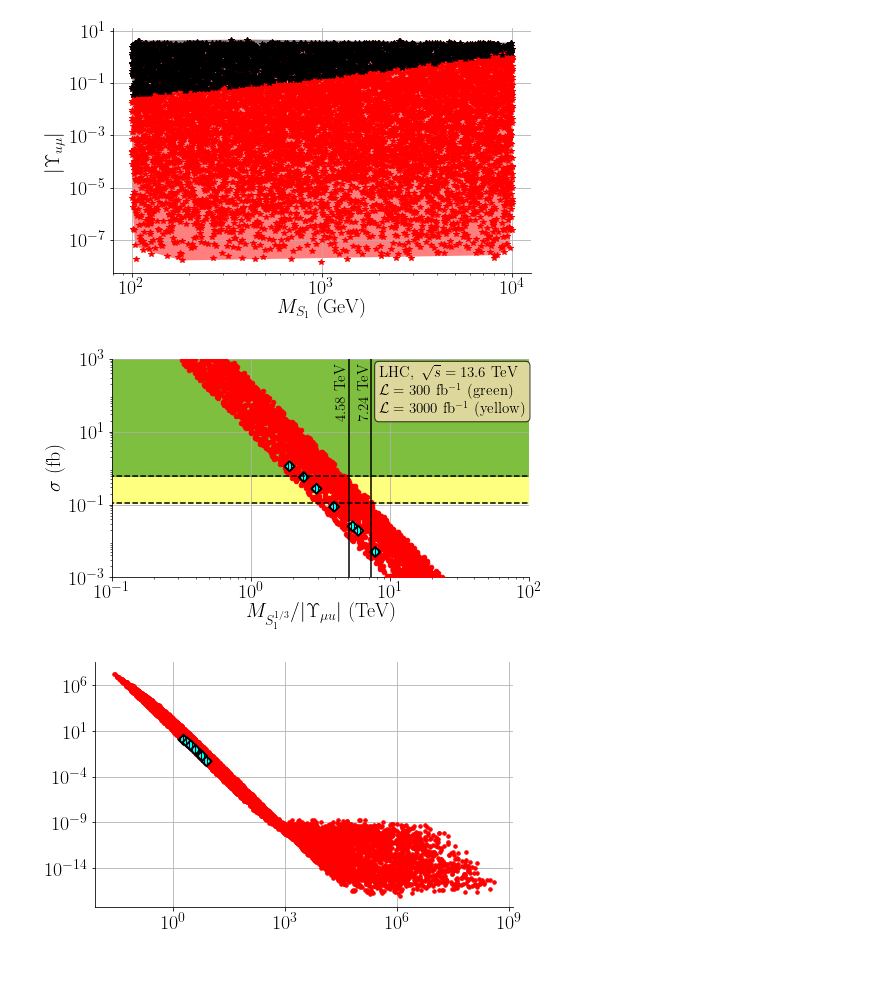
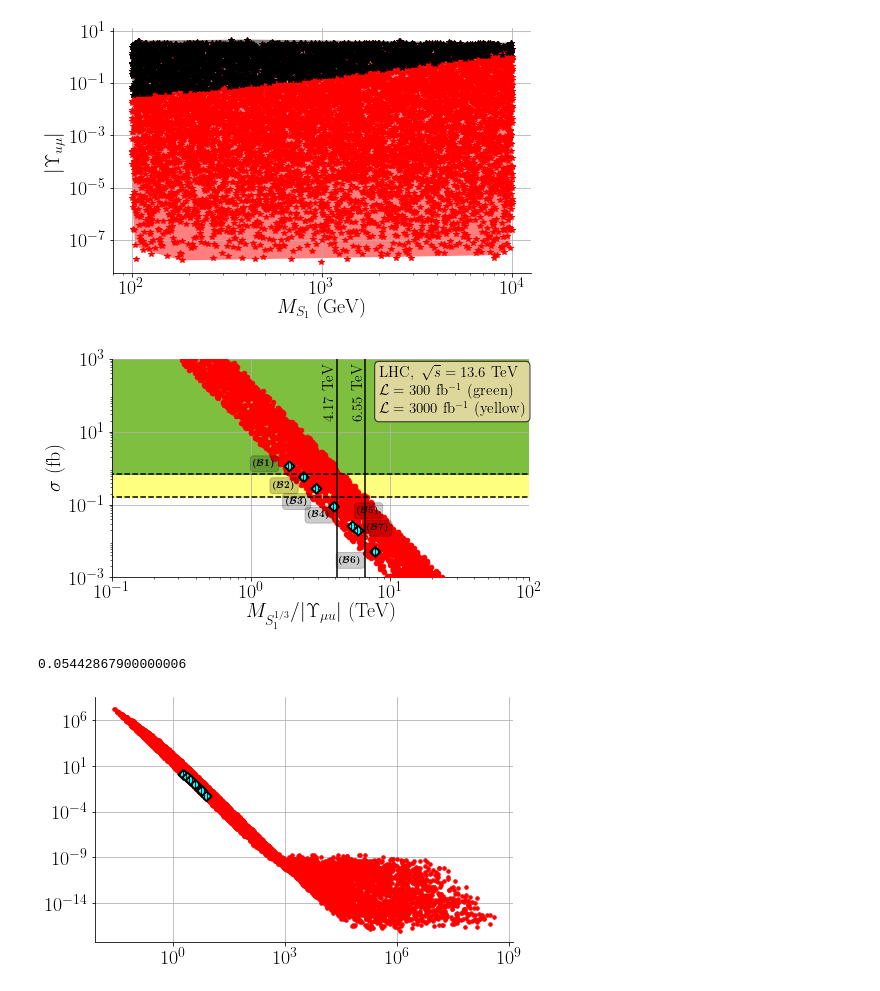
Before and after one commit to Mrazi09/LQ_collider_project, a Jupyter notebook: Plots/Plots.ipynb, the cells around one changed output. Cells and saved outputs as stored; diff of their text form; code cells hidden in the pictures.

Commit message:
Updated plots and plot jupyter notebook

```diff
--- a/Plots/Plots.ipynb
+++ b/Plots/Plots.ipynb
@@ -1052,44 +1057,56 @@ plt.scatter((Data_5p5TeV['mS1']*1e-3)/(np.abs(0.701+0.773*1j)), xsec_5, marker =
 plt.scatter((Data_6p5TeV['mS1']*1e-3)/(np.abs(0.7528+0.3372*1j)), xsec_6, marker = "D", color='cyan', edgecolor='black', hatch = '||||', s=50, linewidth=2.0, zorder=4)
 plt.scatter((Data_7p5TeV['mS1']*1e-3)/(np.abs(1.177+0.526*1j)), xsec_7, marker = "D", color='cyan', edgecolor='black', hatch = '||||', s=50, linewidth=2.0, zorder=4)
 
+plt.text((Data_1p5TeV['mS1']*1e-3)/(np.abs(0.7929+0.1443*1j))*0.55, xsec_1, r"$\bm{(\mathcal{B}1)}$", fontsize = 10, bbox=dict(boxstyle='round', facecolor='black', alpha=0.2))
+plt.text((Data_2p5TeV['mS1']*1e-3)/(np.abs(0.311+0.965*1j))*0.60, xsec_2*0.5, r"$\bm{(\mathcal{B}2)}$", fontsize = 10, bbox=dict(boxstyle='round', facecolor='black', alpha=0.2))
+plt.text((Data_3p5TeV['mS1']*1e-3)/(np.abs(1.128+0.27*1j))*0.60, xsec_3*0.38, r"$\bm{(\mathcal{B}3)}$", fontsize = 10, bbox=dict(boxstyle='round', facecolor='black', alpha=0.2))
+plt.text((Data_4p5TeV['mS1']*1e-3)/(np.abs(1.035+0.421*1j))*0.65, xsec_4*0.5, r"$\bm{(\mathcal{B}4)}$", fontsize = 10, bbox=dict(boxstyle='round', facecolor='black', alpha=0.2))
+plt.text((Data_5p5TeV['mS1']*1e-3)/(np.abs(0.701+0.773*1j))*1.08, xsec_5*2.30, r"$\bm{(\mathcal{B}5)}$", fontsize = 10, bbox=dict(boxstyle='round', facecolor='black', alpha=0.2))
+plt.text((Data_6p5TeV['mS1']*1e-3)/(np.abs(0.7528+0.3372*1j))*0.55, xsec_6*0.5, r"$\bm{(\mathcal{B}6)}$", fontsize = 10, bbox=dict(boxstyle='round', facecolor='black', alpha=0.2))
+plt.text((Data_7p5TeV['mS1']*1e-3)/(np.abs(1.177+0.526*1j))*1.15, xsec_7, r"$\bm{(\mathcal{B}7)}$", fontsize = 10, bbox=dict(boxstyle='round', facecolor='black', alpha=0.2))
+
 plt.plot(Data_coups['Coup_Mass'], Data_coups['xsec_TChannel (fb)'], 'or', zorder=3, markersize=4.5)
-Limit_HL = 0.11*np.ones(100)
-Limit_RUNIII = 0.60*np.ones(100)
+Limit_HL = 0.16291*np.ones(100)
+Limit_RUNIII = 0.70*np.ones(100)
 plt.plot(np.linspace(Data_coups['Coup_Mass'].min(), Data_coups['Coup_Mass'].max(), 100), Limit_HL, '--k', zorder=5)
 plt.fill_between(np.linspace(Data_coups['Coup_Mass'].min(), Data_coups['Coup_Mass'].max(), 100), Limit_HL, Data_coups['xsec_TChannel (fb)'].max()*np.ones(100), alpha=0.5, color='yellow')
 
 plt.plot(np.linspace(Data_coups['Coup_Mass'].min(), Data_coups['Coup_Mass'].max(), 100), Limit_RUNIII, '--k', zorder=5)
 plt.fill_between(np.linspace(Data_coups['Coup_Mass'].min(), Data_coups['Coup_Mass'].max(), 100), Limit_RUNIII, Data_coups['xsec_TChannel (fb)'].max()*np.ones(100), alpha=0.5, color='green')
 
 props = dict(boxstyle='round', facecolor='wheat', alpha=0.8)
 plt.text(0.64, 0.75, '$\mathrm{{LHC}},~\sqrt{{s}} = 13.6~\mathrm{{TeV}}$ \n $\mathcal{{L}}={l1}~\mathrm{{fb^{{-1}}}}~\mathrm{{(green)}}$ \n $\mathcal{{L}}={l2}~\mathrm{{fb^{{-1}}}}~\mathrm{{(yellow)}}$'.format(l1=int(300.), l2=int(3000.)),
          transform=plt.gca().transAxes, bbox=props, fontsize=15., zorder=6)
 
-rIII_mcp = (Data_coups.loc[(Data_coups['xsec_TChannel (fb)'] > 0.40)])['Coup_Mass'].max()*np.ones(100)
-HL_mcp = (Data_coups.loc[(Data_coups['xsec_TChannel (fb)'] > 0.11)])['Coup_Mass'].max()*np.ones(100)
+rIII_mcp = (Data_coups.loc[(Data_coups['xsec_TChannel (fb)'] > 0.70)])['Coup_Mass'].max()*np.ones(100)
+HL_mcp = (Data_coups.loc[(Data_coups['xsec_TChannel (fb)'] > 0.16291)])['Coup_Mass'].max()*np.ones(100)
 
 xsec_mcp = np.linspace(1e-3, 1e3, 100)
 xsec_mcp = np.linspace(1e-3, 1e3, 100)
 
 plt.plot(rIII_mcp, xsec_mcp, '-k', zorder=5)
 plt.plot(HL_mcp, xsec_mcp, '-k', zorder=5)
-plt.text(3.95, 2.2e1, r"$4.58~\mathrm{TeV}$", rotation=90, fontsize = 15)
-plt.text(5.78, 2.2e1, r"$7.24~\mathrm{TeV}$", rotation=90, fontsize = 15)
+plt.text(3.25, 2.2e1, r"$4.17~\mathrm{TeV}$", rotation=90, fontsize = 15)
+plt.text(5.30, 2.2e1, r"$6.55~\mathrm{TeV}$", rotation=90, fontsize = 15)
 
 plt.yscale('log')
 plt.xscale('log')
 plt.grid()
 ax.yaxis.set_minor_locator(mticker.LogLocator(numticks=999, subs="auto"))
 #plt.ylim(Data_coups['xsec_TChannel (fb)'].min(), Data_coups['xsec_TChannel (fb)'].max())
 plt.ylim(1e-3, 1e3)
 plt.xlim(1e-1, 1e2)
 plt.xlabel(r'$M_{S_1^{1/3}}/|\Upsilon_{\mu u}|~\mathrm{(TeV)}$')
 plt.ylabel(r'$\sigma~(\mathrm{fb})$')
 plt.tight_layout()
 plt.savefig('/home/felipe/JoaoPino/1-LQsCollider_project/Plots/MassRatio_excl.pdf')
 #plt.show()
 # %% [output]
-[figure, old version]
+[figure, new version]
+# %%
+xsec_3*0.2
+# %% [output]
+0.05442867900000006
 # %%
 df1 = pd.read_csv("/home/felipe/JoaoPino/1-LQsCollider_project/Data_MadGraph/Full_data/Correct_weights/LQ_Tchannel_1p5TeV.csv", sep = ','); xsec_1 = df1['xs_weight'].sum()*1000
 df2 = pd.read_csv("/home/felipe/JoaoPino/1-LQsCollider_project/Data_MadGraph/Full_data/Correct_weights/LQ_Tchannel_2p5TeV.csv", sep = ','); xsec_2 = df2['xs_weight'].sum()*1000
```
Also changed, not shown: parts of 4 cells of this notebook, 14 other files.
